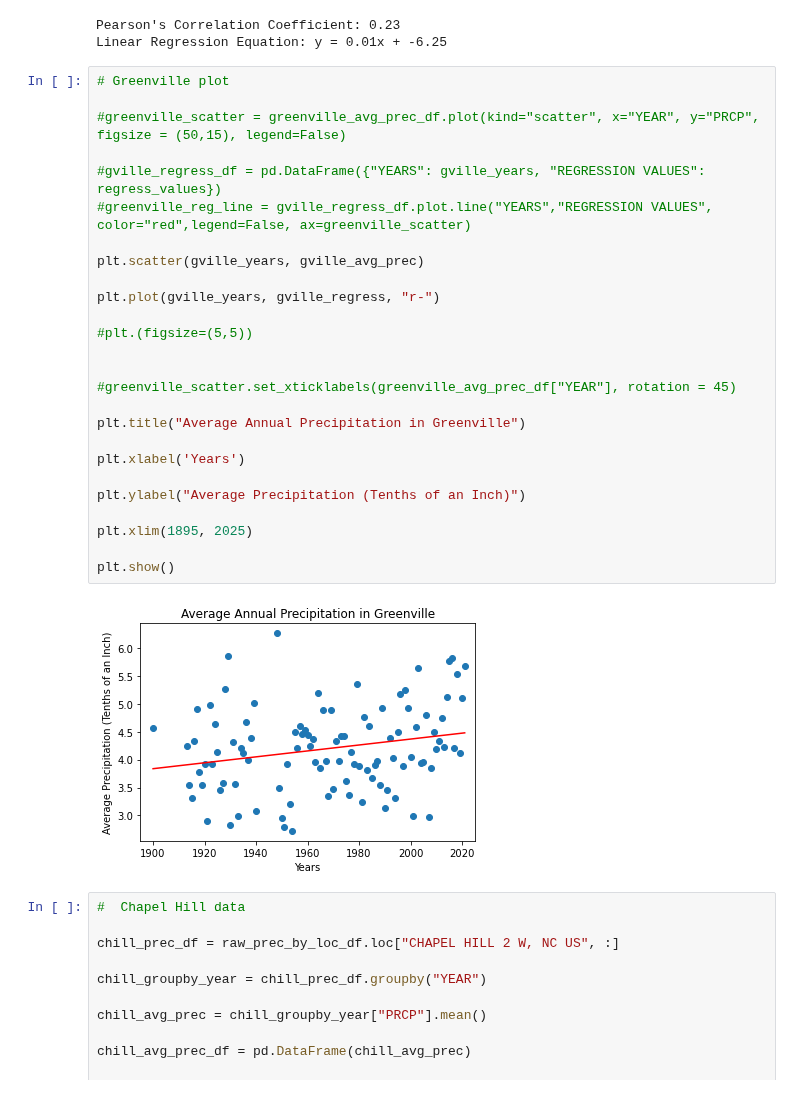
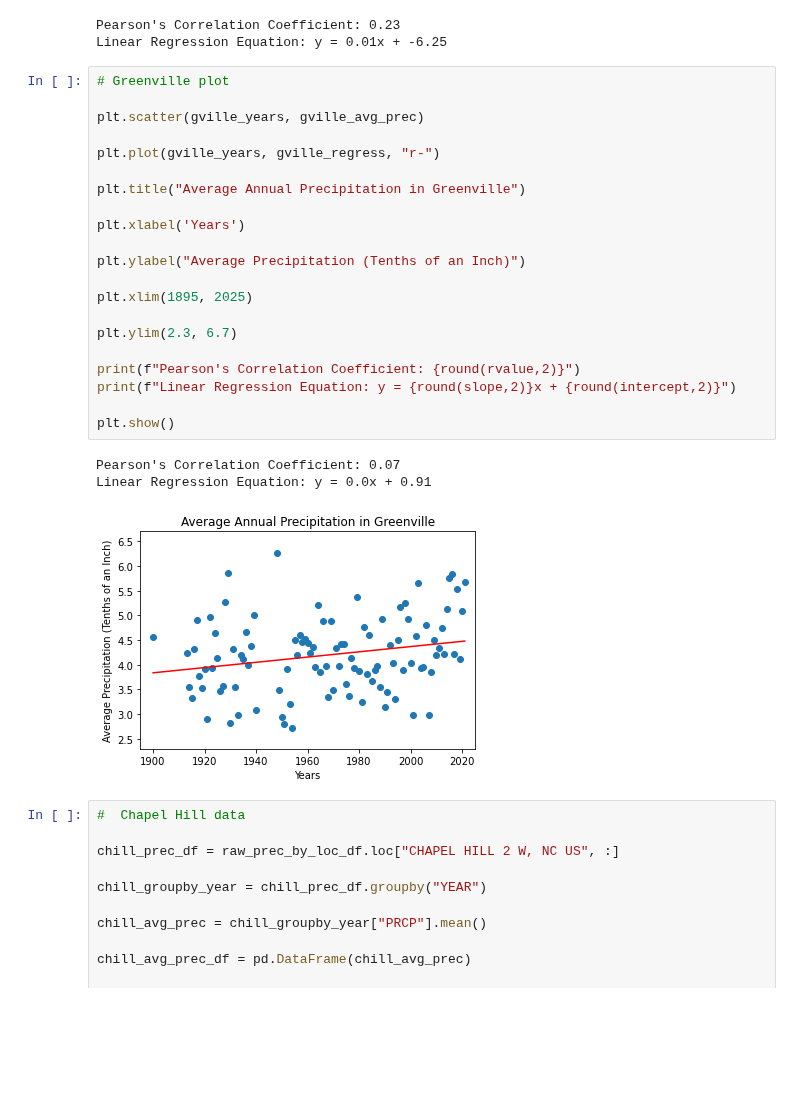
Before and after one commit to 1der4k/Data_Analysis_Project_1, a Jupyter notebook: NC_Precipitation.ipynb, the cells around one changed output. Cells and saved outputs as stored; diff of their text form; blank space fills up the shorter version.

Commit message:
added y-axis padding to all charts; removed more extraneous code

```diff
--- a/NC_Precipitation.ipynb
+++ b/NC_Precipitation.ipynb
@@ -307,32 +293,29 @@ Pearson's Correlation Coefficient: 0.23
 Linear Regression Equation: y = 0.01x + -6.25
 # %%
 # Greenville plot
-
-#greenville_scatter = greenville_avg_prec_df.plot(kind="scatter", x="YEAR", y="PRCP", figsize = (50,15), legend=False)
-
-#gville_regress_df = pd.DataFrame({"YEARS": gville_years, "REGRESSION VALUES": regress_values})
-#greenville_reg_line = gville_regress_df.plot.line("YEARS","REGRESSION VALUES", color="red",legend=False, ax=greenville_scatter)
 
 plt.scatter(gville_years, gville_avg_prec)
 
 plt.plot(gville_years, gville_regress, "r-")
-
-#plt.(figsize=(5,5))
-
-
-#greenville_scatter.set_xticklabels(greenville_avg_prec_df["YEAR"], rotation = 45)
 
 plt.title("Average Annual Precipitation in Greenville")
 
 plt.xlabel('Years')
 
 plt.ylabel("Average Precipitation (Tenths of an Inch)")
 
 plt.xlim(1895, 2025)
 
+plt.ylim(2.3, 6.7)
+
+print(f"Pearson's Correlation Coefficient: {round(rvalue,2)}")
+print(f"Linear Regression Equation: y = {round(slope,2)}x + {round(intercept,2)}")
+
 plt.show()
 # %% [output]
+Pearson's Correlation Coefficient: 0.07
+Linear Regression Equation: y = 0.0x + 0.91
-[figure, old version]
+[figure, new version]
 # %%
 #  Chapel Hill data
 
```
Also changed, not shown: parts of 6 cells of this notebook.
